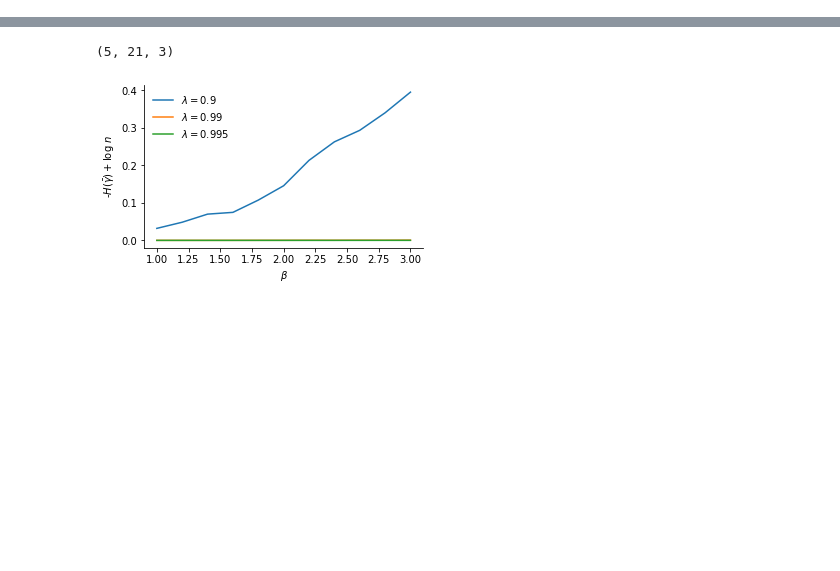
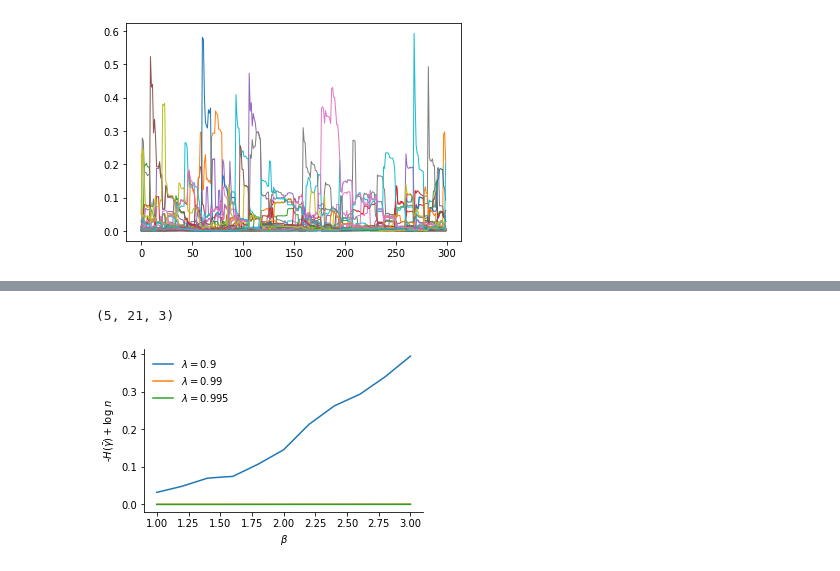
Before and after one commit to PhilChodrow/prestige_reinforcement, a Jupyter notebook: descriptives.ipynb, the cells around one changed output, grey strips where cells are left out. Drawn from its saved outputs; the diff is of its cells as text; code cells hidden in the pictures; blank space fills up the shorter version.

```diff
--- a/descriptives.ipynb
+++ b/descriptives.ipynb
@@ -135,0 +175,8 @@ for i in range(n):
+# %%
+fig = plt.figure()
+ax = fig.add_subplot(111)
+
+for j in range(n):
+    ax.plot(v[200:,j], alpha = 1, linewidth = 1)
+# %% [output]
+[figure, added]
```
Also changed, not shown: parts of 7 cells of this notebook, 3 other files.
